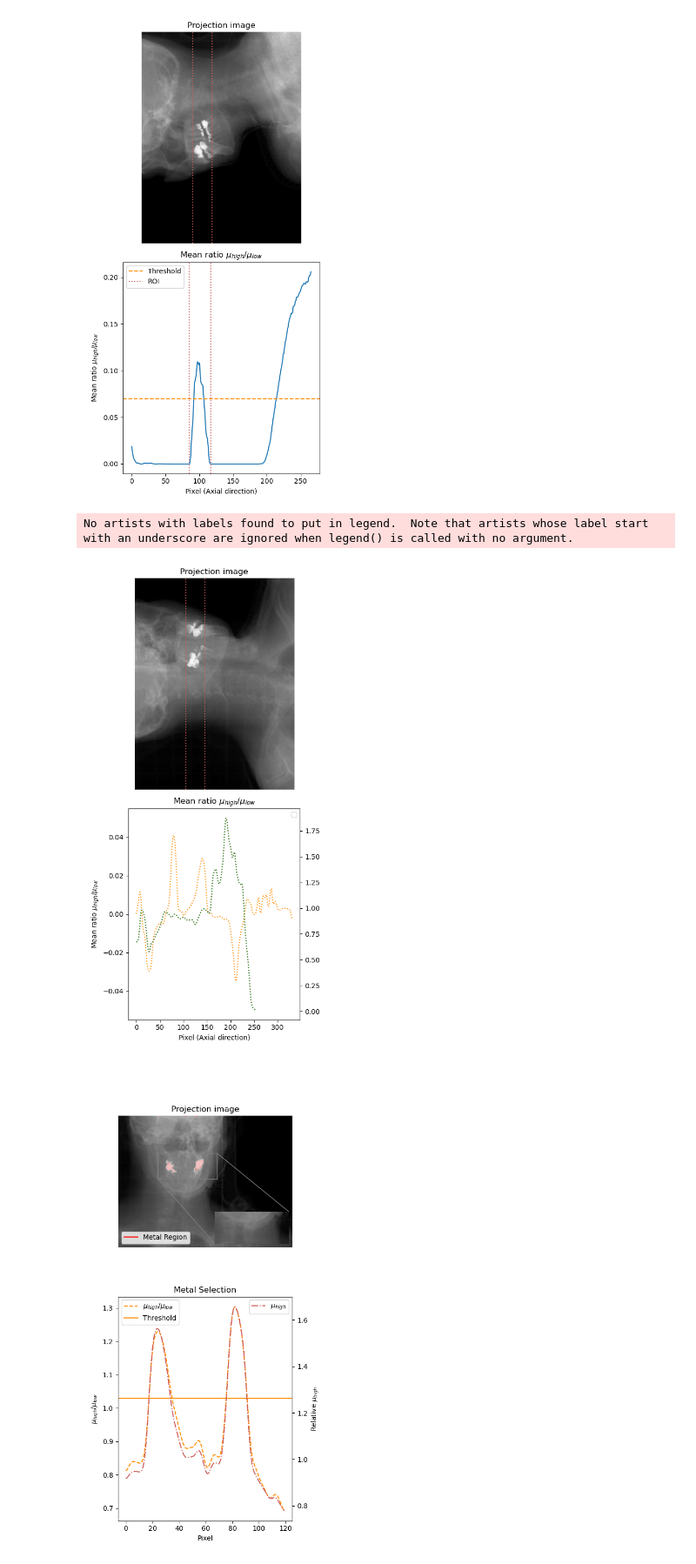
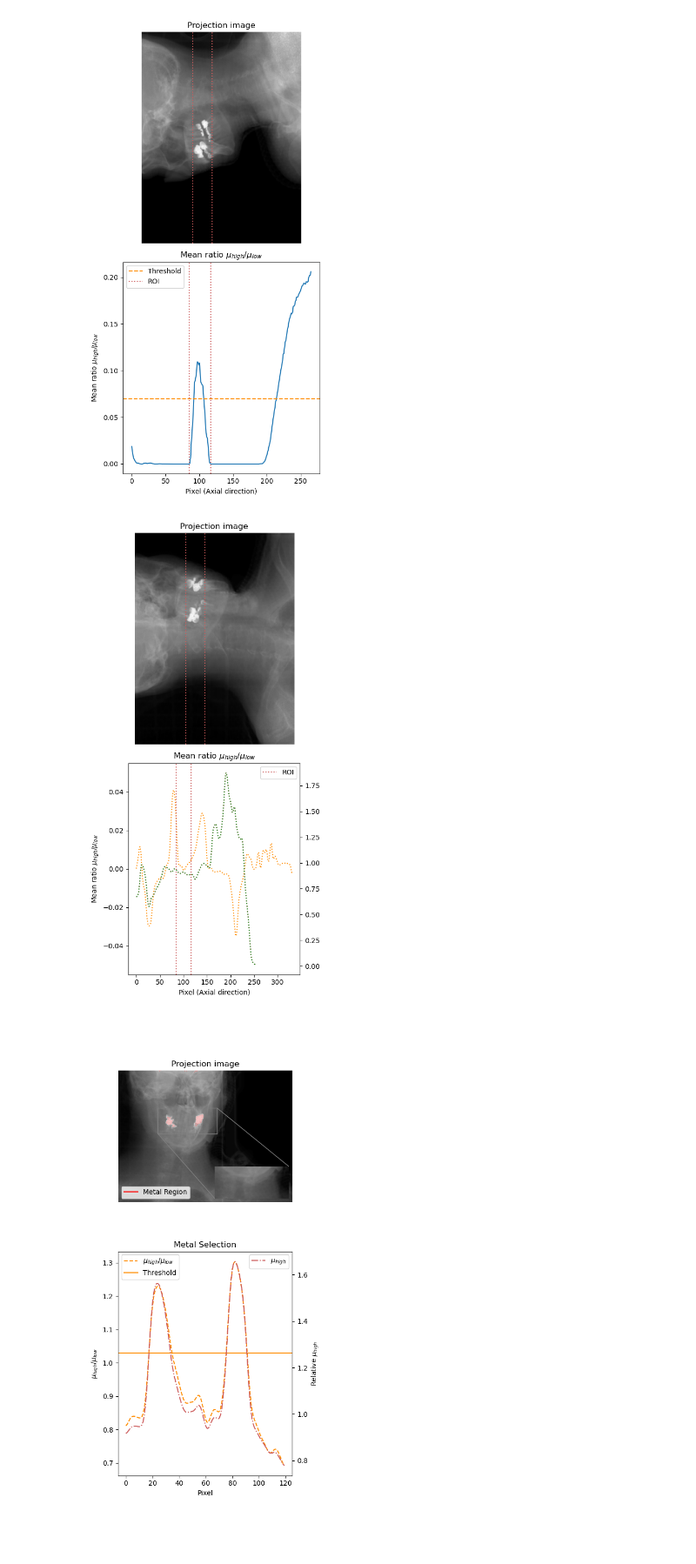
Before and after one commit to jerichooconnell/work-dfci, a Jupyter notebook: 3-jupyter_notebooks_paper/1-initial_CNS_and_MAR_pelvis/mar_matt_noml_aapm_clinical.ipynb, the cells around one changed output. Shown at 87% size. Drawn from its saved outputs; the diff is of its cells as text; code cells hidden in the pictures; blank space fills up the shorter version.

```diff
--- a/3-jupyter_notebooks_paper/1-initial_CNS_and_MAR_pelvis/mar_matt_noml_aapm_clinical.ipynb
+++ b/3-jupyter_notebooks_paper/1-initial_CNS_and_MAR_pelvis/mar_matt_noml_aapm_clinical.ipynb
@@ -185,37 +169,36 @@ plt.subplot(212)
 val_adj = np.nanmean(ratio[[200,300,400],x_ind:,xlow-20:xlow], axis=(2)).T
 val_roi = np.nanmean(ratio[[200,300,400],x_ind:,xlow:xhigh], axis=(2)).T
 ratio_roi = val_roi/val_adj
 colors = ['darkorange', 'indianred', 'forestgreen', 'steelblue']
 # gaussian smooth the ratio
 for i, ratio in enumerate(ratio_roi.T):
     ratio_roi[:,i] = gaussian_filter(ratio, sigma=2)
 # ratio_roi = gaussian_filter(ratio_roi, sigma=2)
 # colors = ['darkorange', 'indianred', 'forestgreen', 'steelblue']
 for i, ratio in enumerate(ratio_roi.T):
     plt.plot(ratio,'--', color=colors[i])
 plt.xlabel('Pixel (Axial direction)')
 plt.ylabel('Mean ratio $\mu_{high}/\mu_{low}$')
 plt.title('Mean ratio $\mu_{high}/\mu_{low}$')
 # Add an axis on the right side of the plot
 plt.twinx()
 val_adj = np.nanmean(first_layer_dental_inplants_proj[[200,400,400],x_ind:,xlow-20:xlow], axis=(2)).T
 val_roi = np.nanmean(first_layer_dental_inplants_proj[[200,400,400],x_ind:,xlow:xhigh], axis=(2)).T
 ratio_roi = val_roi/val_adj
 for i, ratio in enumerate(ratio_roi.T):
     ratio_roi[:,i] = gaussian_filter(ratio, sigma=2)
 for i, ratio in enumerate(ratio_roi.T):
     plt.plot(ratio,':', color=colors[i])
 
 # draw a red line horizontally at y = 0.7
 # plt.axhline(y=0.07, color='darkorange', linestyle='--',label='Threshold')
 # draw horizontal line at x=131 and x=139
-# plt.axvline(x=131, color='indianred', linestyle=':')
-# plt.axvline(x=139, color='indianred', linestyle=':',label='ROI')
+plt.axvline(x=xlow, color='indianred', linestyle=':')
+plt.axvline(x=xhigh, color='indianred', linestyle=':',label='ROI')
 plt.legend()
 plt.tight_layout()
 # %% [output]
-No artists with labels found to put in legend.  Note that artists whose label start with an underscore are ignored when legend() is called with no argument.
-[figure, old version]
+[figure, new version]
 # %%
 from scipy.ndimage import gaussian_filter
 from mpl_toolkits.axes_grid1.inset_locator import inset_axes
```
Also changed, not shown: parts of 31 cells of this notebook, 3 other files.
